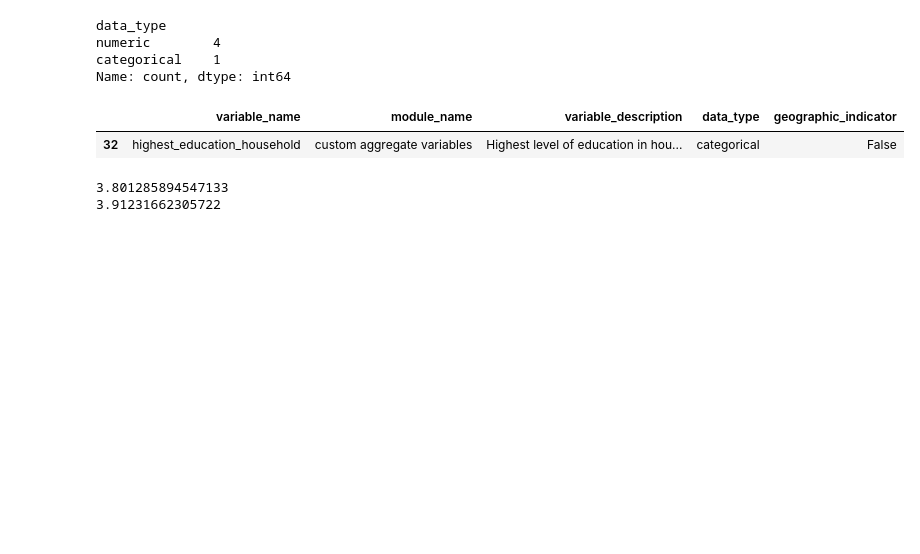
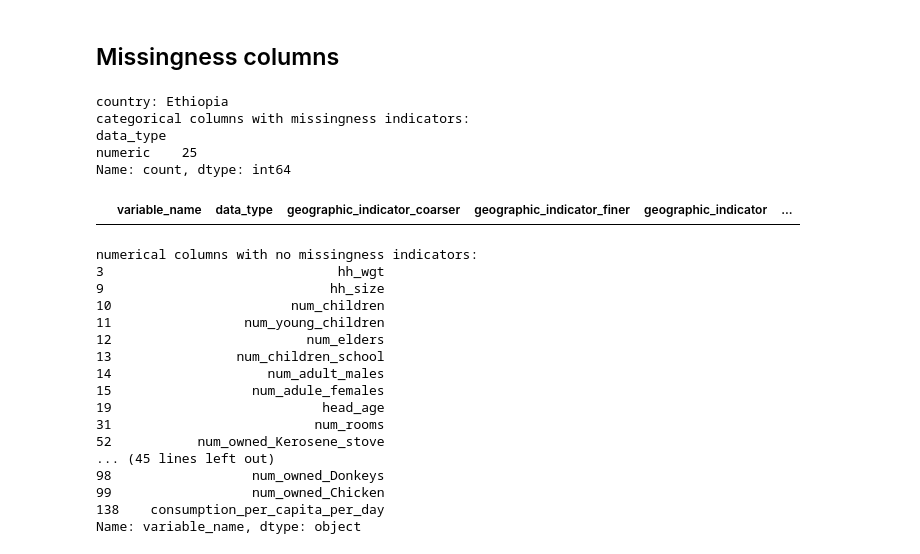
Before and after one commit to lselker13/eop, a Jupyter notebook: process_data/check_finished_data.ipynb, the cells around one changed output. Drawn from its saved outputs; the diff is of its cells as text; code cells hidden in the pictures; blank space fills up the shorter version.

```diff
--- a/process_data/check_finished_data.ipynb
+++ b/process_data/check_finished_data.ipynb
@@ -231,26 +352,60 @@ dtype: float64
+# %% [markdown]
+## Missingness columns
 # %%
 # Missingness columns (assumes _missing suffix)
-missingness_columns = [c for c in data.columns if 'missing' in c]
-with_missingness = [c[:-8] for c in missingness_columns]
-for c in with_missingness:
+print(f'country: {country}')
+
+missingness_columns_missing = [
+    c for c in data.columns if ('missing' in c)
+]
+missingness_columns_m = [
+    c for c in data.columns if ('_m' in c)
+]
+with_missingness = [
+    c[:-8] for c in missingness_columns_missing
+] + [
+    c[:-2] for c in missingness_columns_m
+]
+missingness_columns = missingness_columns_missing + missingness_columns_m
+for c in missingness_columns:
     if not (c in summary.variable_name.values):
         print(f"Missingness column {c} not in summary")
+
 relevant_summary = summary[summary.variable_name.isin(with_missingness)]
+print('categorical columns with missingness indicators:')
+
 print(relevant_summary.data_type.value_counts())
 display(relevant_summary[relevant_summary.data_type == 'categorical'])
+
+# print numerical columns with no missingness indicators
+print('numerical columns with no missingness indicators:')
+print(summary[
+    (summary.data_type == 'numeric')
+    & (~summary.variable_name.isin(with_missingness))
+    & (~summary.variable_name.str.endswith('_missing'))
+    & (~summary.variable_name.str.endswith('_m'))
+].variable_name)
 # %% [output]
+country: Ethiopia
+categorical columns with missingness indicators:
 data_type
-numeric        4
-categorical    1
+numeric    25
 Name: count, dtype: int64
-|  | variable_name | module_name | variable_description | data_type | geographic_indicator |
-| 32 | highest_education_household | custom aggregate variables | Highest level of education in hou... | categorical | False |
+|  | variable_name | data_type | geographic_indicator_coarser | geographic_indicator_finer | geographic_indicator | ... |
+numerical columns with no missingness indicators:
+3                              hh_wgt
+9                             hh_size
+10                       num_children
+11                 num_young_children
+12                         num_elders
+13                num_children_school
+14                    num_adult_males
+15                  num_adule_females
+19                           head_age
+31                          num_rooms
+52           num_owned_Kerosene_stove
+... (45 lines left out)
+98                  num_owned_Donkeys
+99                  num_owned_Chicken
+138    consumption_per_capita_per_day
+Name: variable_name, dtype: object
-# %%
-# Key columns; consumption
-assert 'hhid' in data.columns
-assert 'consumption_per_capita_per_day' in data.columns
-print(data.consumption_per_capita_per_day.mean())
-print(data.consumption_per_capita_per_day.std())
-# %% [output]
-3.801285894547133
-3.91231662305722
```
Also changed, not shown: parts of 24 cells of this notebook, 6 other files.
